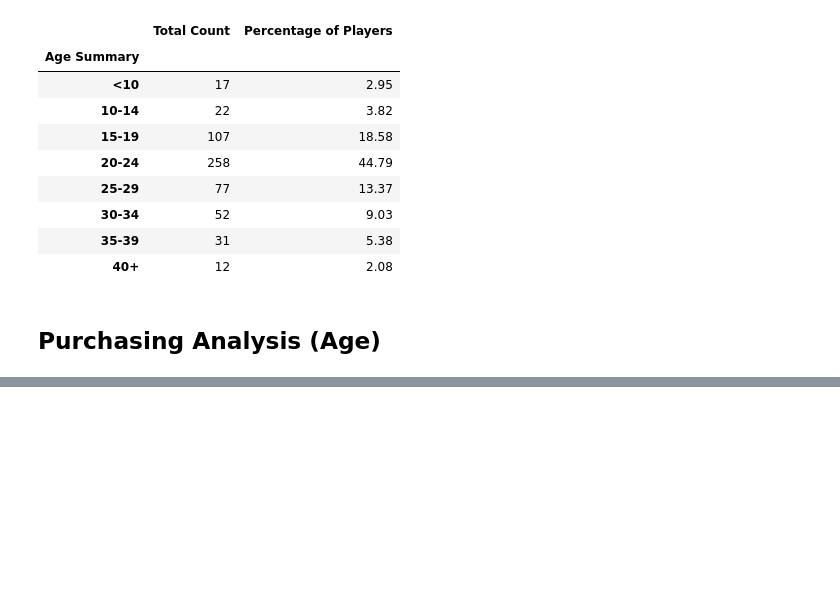
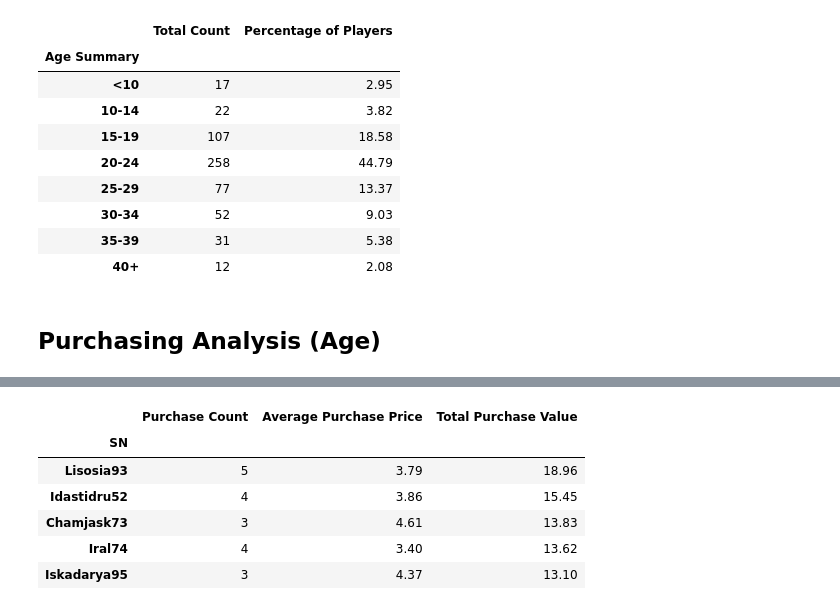
Before and after one commit to rubysanchez/pandas-challenge, a Jupyter notebook: HeroesOfPymoli/Heroes Of Pymoli Challenge - Ruby Sanchez.ipynb, the cells around one changed output, grey strips where cells are left out. Saved outputs shown, nothing was run; the diff lists cells and outputs as text; code cells hidden in the pictures; blank space fills up the shorter version.

```diff
--- a/HeroesOfPymoli/Heroes Of Pymoli Challenge - Ruby Sanchez.ipynb
+++ b/HeroesOfPymoli/Heroes Of Pymoli Challenge - Ruby Sanchez.ipynb
@@ -166,0 +207,29 @@ age_bin_df
+# %%
+#Unique count of purchases by each SN
+SN_purchase_count = purchase_df.groupby("SN")["Purchase ID"].nunique()
+
+#Total purchase value  for each SN
+SN_purchase_total = purchase_df.groupby("SN")["Price"].sum()
+
+#Create data frame that's grouped by SN and assign "Purchase Count" as first column
+SN_df = SN_purchase_count.to_frame("Purchase Count").sort_index()
+
+#Add the Average purchase price by SN
+SN_df["Average Purchase Price"] = round((SN_purchase_total/SN_purchase_count),2)
+
+#Add the Total Purchase Value
+SN_df["Total Purchase Value"] = round(SN_purchase_total,2)
+# %%
+#Sort by column "Total Purchase Value" in descending order
+#Store the sorted data frame as a new df and return just the top 5 rows
+
+SN_sorted_df = SN_df.sort_values(by="Total Purchase Value", ascending=False)
+SN_sorted_df.head()
+# %% [output]
+|  | Purchase Count | Average Purchase Price | Total Purchase Value |
+| SN |  |  |  |
+| Lisosia93 | 5 | 3.79 | 18.96 |
+| Idastidru52 | 4 | 3.86 | 15.45 |
+| Chamjask73 | 3 | 4.61 | 13.83 |
+| Iral74 | 4 | 3.40 | 13.62 |
+| Iskadarya95 | 3 | 4.37 | 13.10 |
```
Also changed, not shown: parts of 9 cells of this notebook.
